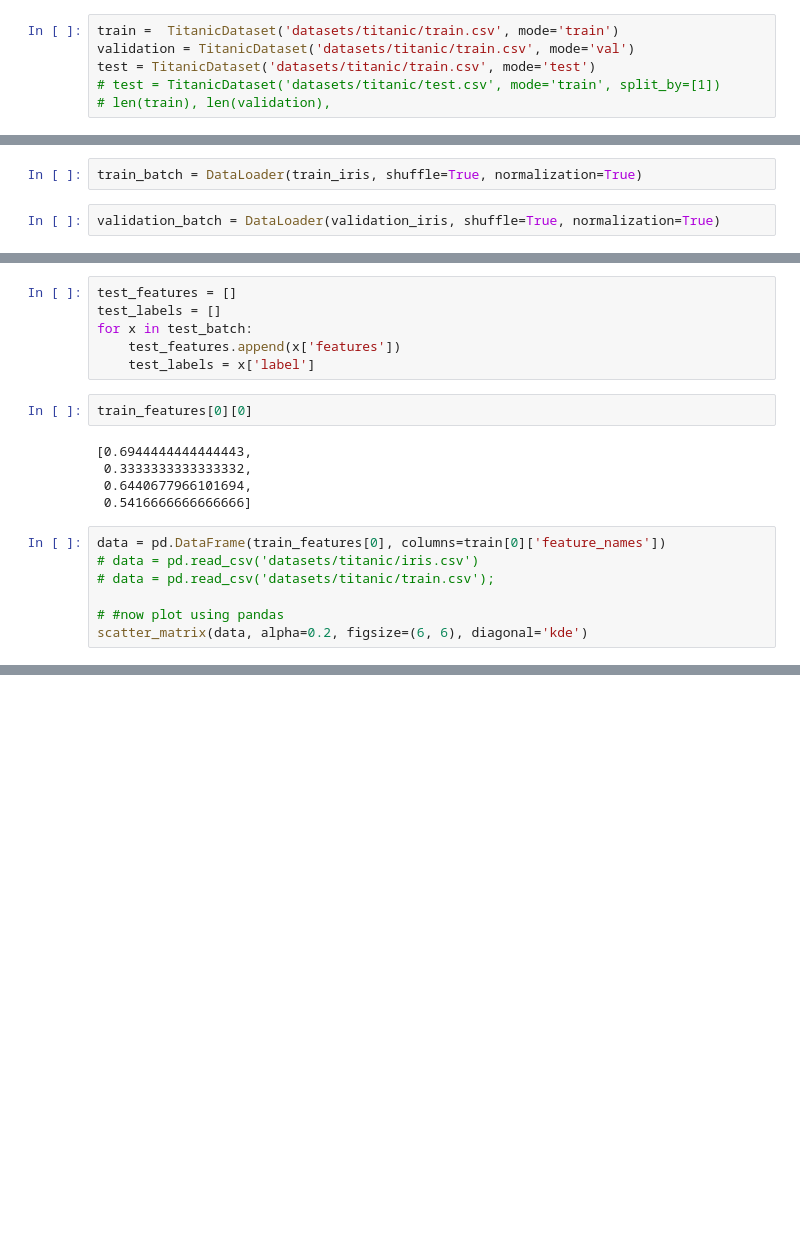
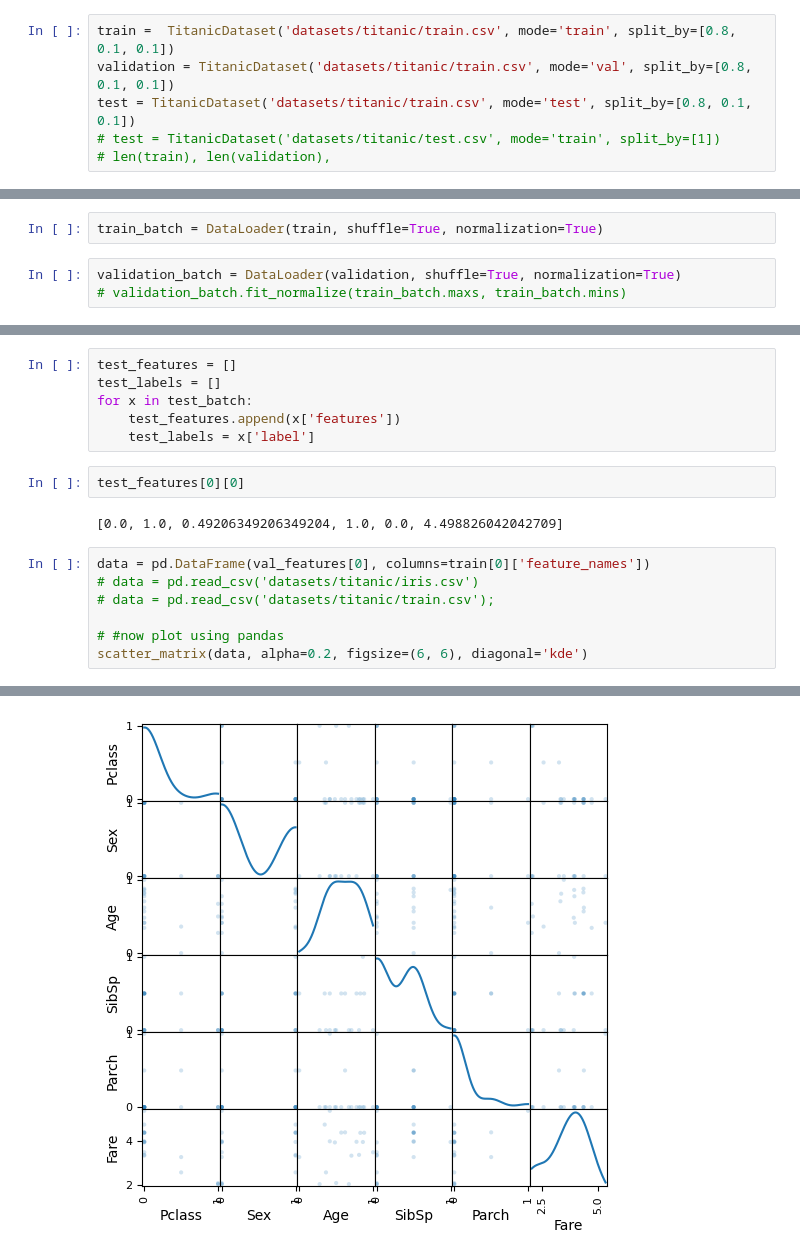
Before and after one commit to havenousername/ml-classifiers, a Jupyter notebook: RunModel.ipynb, the cells around one changed output, grey strips where cells are left out. Drawn from its saved outputs; the diff is of its cells as text; blank space fills up the shorter version.

```diff
--- a/RunModel.ipynb
+++ b/RunModel.ipynb
@@ -9,6 +26,6 @@ The autoreload extension is already loaded. To reload it, use:
 # %%
-train =  TitanicDataset('datasets/titanic/train.csv', mode='train')
-validation = TitanicDataset('datasets/titanic/train.csv', mode='val')
-test = TitanicDataset('datasets/titanic/train.csv', mode='test')
+train =  TitanicDataset('datasets/titanic/train.csv', mode='train', split_by=[0.8, 0.1, 0.1])
+validation = TitanicDataset('datasets/titanic/train.csv', mode='val', split_by=[0.8, 0.1, 0.1])
+test = TitanicDataset('datasets/titanic/train.csv', mode='test', split_by=[0.8, 0.1, 0.1])
 # test = TitanicDataset('datasets/titanic/test.csv', mode='train', split_by=[1])
 # len(train), len(validation),
@@ -49,7 +72,8 @@ array([[<Axes: xlabel='PassengerId', ylabel='PassengerId'>,
         <Axes: xlabel='Fare', ylabel='Fare'>]], dtype=object)
 [figure]
 # %%
-train_batch = DataLoader(train_iris, shuffle=True, normalization=True)
+train_batch = DataLoader(train, shuffle=True, normalization=True)
 # %%
-validation_batch = DataLoader(validation_iris, shuffle=True, normalization=True)
+validation_batch = DataLoader(validation, shuffle=True, normalization=True)
+# validation_batch.fit_normalize(train_batch.maxs, train_batch.mins)
 # %%
@@ -86,14 +111,11 @@ for x in test_batch:
     test_features.append(x['features'])
     test_labels = x['label']
 # %%
-train_features[0][0]
+test_features[0][0]
 # %% [output]
-[0.6944444444444443,
- 0.3333333333333332,
- 0.6440677966101694,
- 0.5416666666666666]
+[0.0, 1.0, 0.49206349206349204, 1.0, 0.0, 4.498826042042709]
 # %%
-data = pd.DataFrame(train_features[0], columns=train[0]['feature_names'])
+data = pd.DataFrame(val_features[0], columns=train[0]['feature_names'])
 # data = pd.read_csv('datasets/titanic/iris.csv')
 # data = pd.read_csv('datasets/titanic/train.csv');
 
@@ -104,3 +142,4 @@ ValueError: 6 columns passed, passed data had 4 columns
+[figure, added]
 # %%
 len(train_features[0])
 # %% [output]
```
Also changed, not shown: parts of 11 cells of this notebook, 6 other files.
